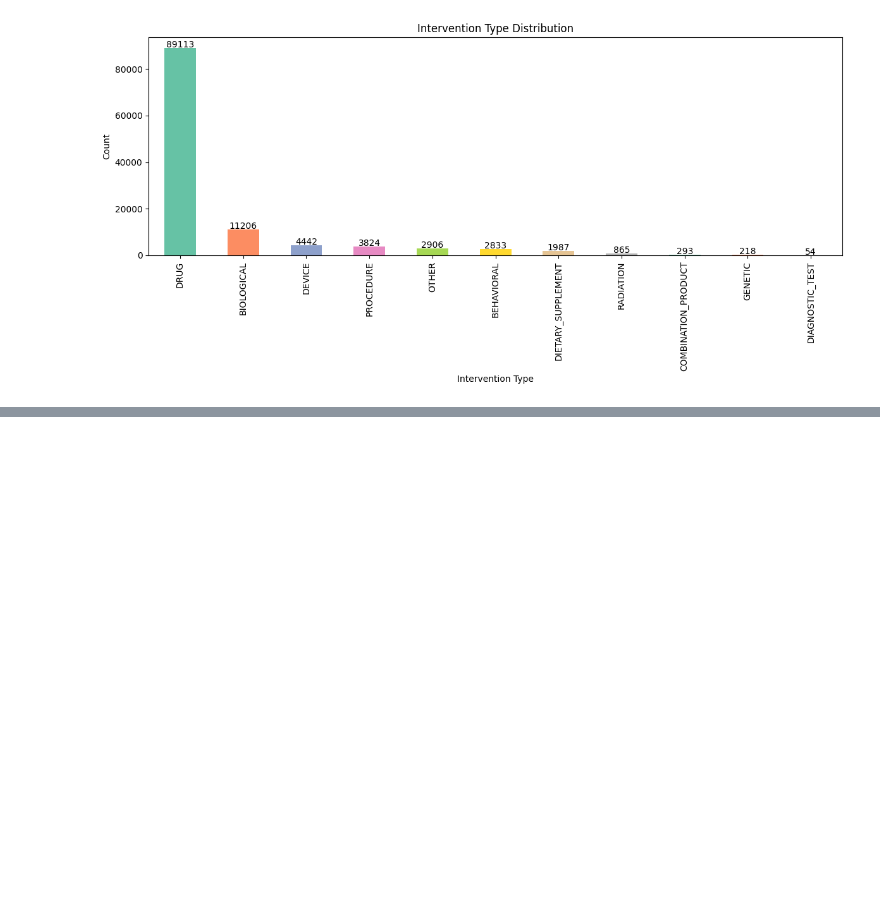
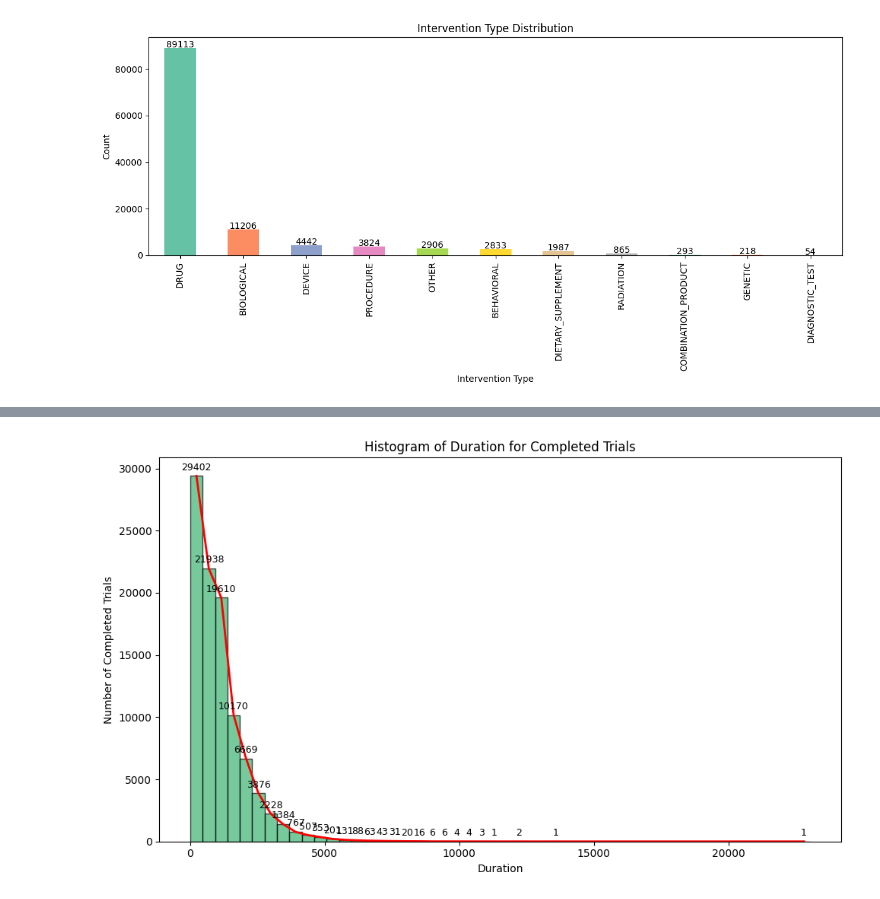
Before and after one commit to Ariiif12345/Hackathon_ds, a Jupyter notebook: EDA.ipynb, the cells around one changed output, grey strips where cells are left out. Cells and saved outputs as stored; diff of their text form; code cells hidden in the pictures; blank space fills up the shorter version.

```diff
--- a/EDA.ipynb
+++ b/EDA.ipynb
@@ -153,0 +191,19 @@ plt.show()
+# %%
+plt.figure(figsize=(10, 6))
+counts, bins, patches = plt.hist(completed['duration'], bins=50, color='mediumseagreen', edgecolor='black', alpha=0.7)
+
+# Draw continuous line over the bars (same color as bars)
+plt.plot(bin_centers, counts, color='red', linewidth=2)
+
+# Annotate non-zero values
+for x, y in zip(bin_centers, counts):
+    if y > 0:
+        plt.text(x, y + max(counts)*0.01, f"{int(y)}", ha='center', va='bottom', fontsize=9)
+
+plt.title('Histogram of Duration for Completed Trials')
+plt.xlabel('Duration')
+plt.ylabel('Number of Completed Trials')
+plt.tight_layout()
+plt.show()
+# %% [output]
+[figure, added]
```
Also changed, not shown: parts of 3 cells of this notebook.
